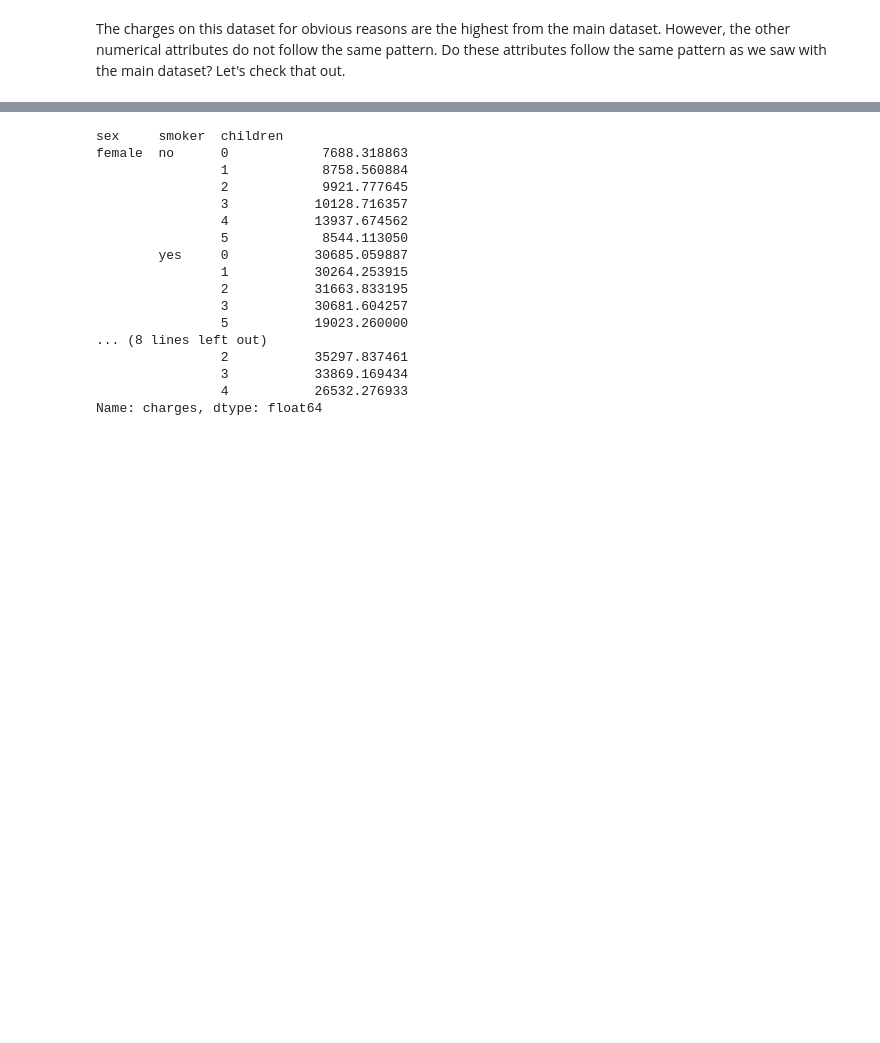
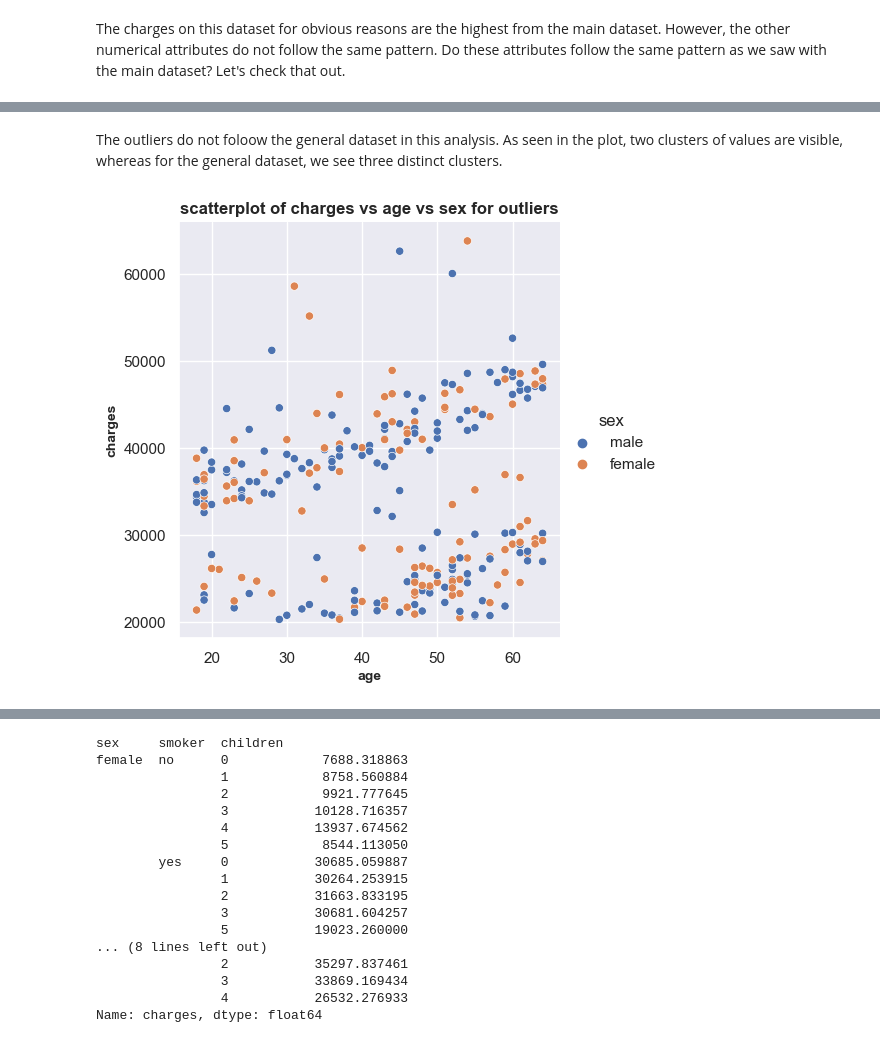
Before and after one commit to ChigozieObika/insurance_premium, a Jupyter notebook: eda.ipynb, the cells around one changed output, grey strips where cells are left out. Drawn from its saved outputs; the diff is of its cells as text; code cells hidden in the pictures; blank space fills up the shorter version.

```diff
--- a/eda.ipynb
+++ b/eda.ipynb
@@ -266,0 +250,12 @@ sns.relplot(x='age', y='charges', hue='smoker',
+# %% [markdown]
+The outliers do not foloow the general dataset in this analysis. As seen in the plot, two clusters of values are visible, whereas for the general dataset, we see three distinct clusters.
+# %%
+plt.rcParams.update({'figure.figsize': (5, 3), 'figure.dpi': 100})
+sns.relplot(x='age', y='charges', hue='sex', data=data_80th_q)
+plt.ylabel('charges', fontsize=10, fontweight='bold')
+plt.xlabel('age', fontsize=10, fontweight='bold')
+plt.title('scatterplot of charges vs age vs sex for outliers',
+            fontsize=12, fontweight='bold')
+plt.show()
+# %% [output]
+[figure, added]
```
Also changed, not shown: parts of 22 cells of this notebook.
